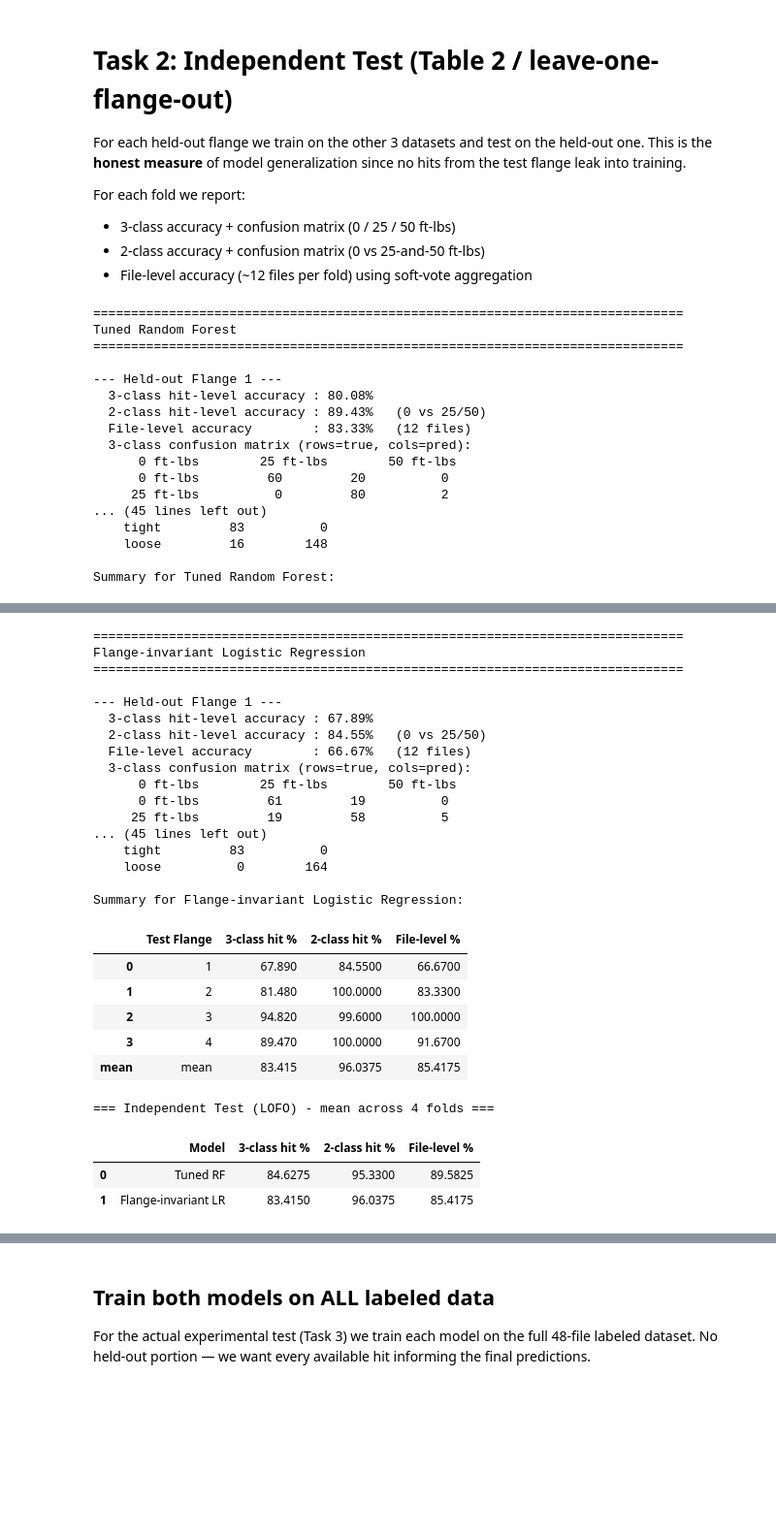
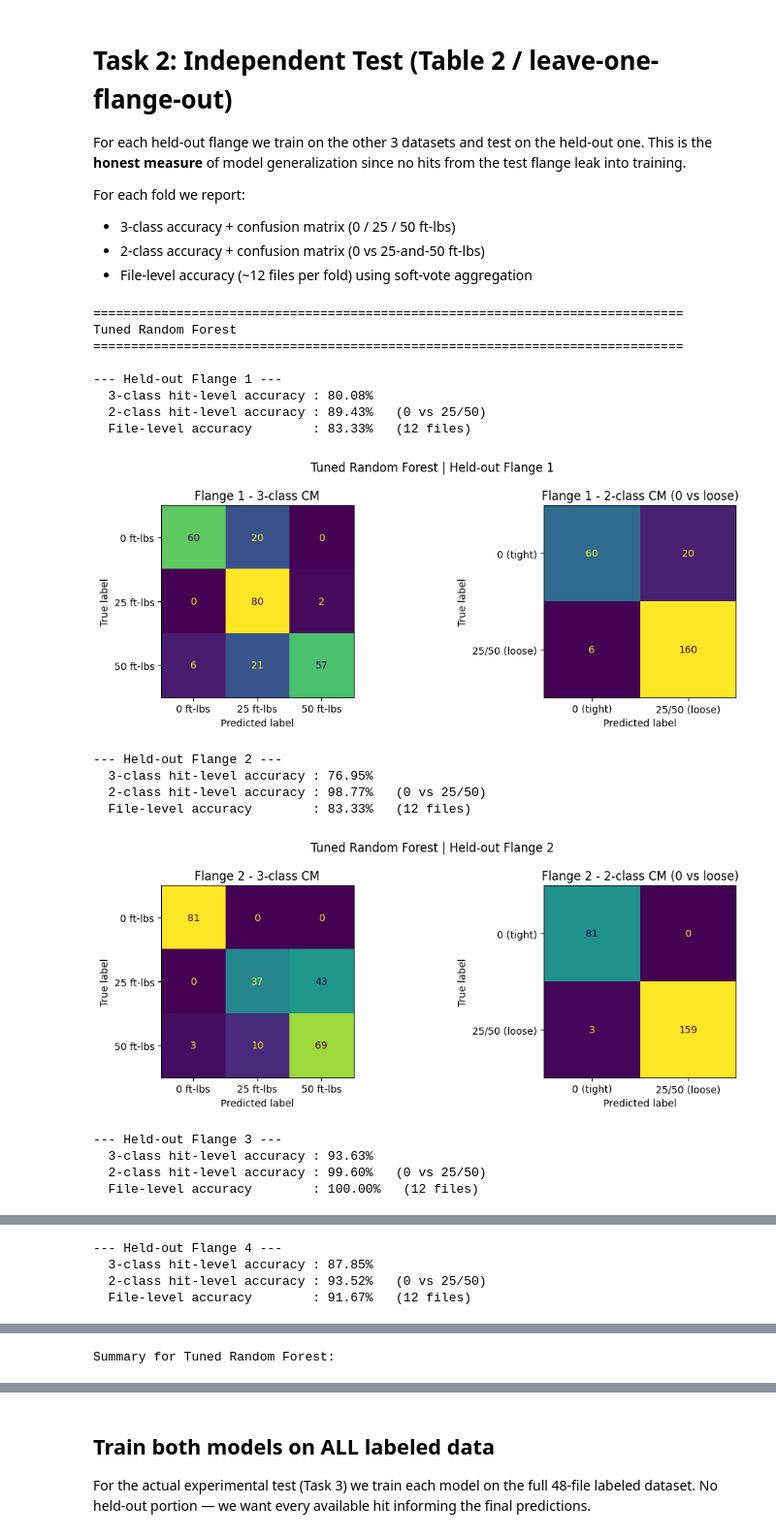
Before and after one commit to MedAmineAlouani/FinalProjectML, a Jupyter notebook: Final_Project_ML_Second_Attempt.ipynb, the cells around one changed output, grey strips where cells are left out. Shown at 97% size. Saved outputs shown, nothing was run; the diff lists cells and outputs as text; code cells hidden in the pictures; blank space fills up the shorter version.

```diff
--- a/Final_Project_ML_Second_Attempt.ipynb
+++ b/Final_Project_ML_Second_Attempt.ipynb
@@ -1023,21 +1023,28 @@ def lofo_3class_2class_eval(model_factory, name, use_centering_and_select=False)
         true_file_arr = file_truth(files_te, yte).loc[files_pred].values
         acc_file = accuracy_score(true_file_arr, pred_file)
 
-        cm_3 = confusion_matrix(yte, yp,           labels=classes_ref)
-        cm_2 = confusion_matrix(loose_binarize(yte), loose_binarize(yp), labels=[0, 1])
-
         print(f"\n--- Held-out Flange {test_flange} ---")
         print(f"  3-class hit-level accuracy : {acc_3 * 100:5.2f}%")
         print(f"  2-class hit-level accuracy : {acc_2 * 100:5.2f}%   (0 vs 25/50)")
         print(f"  File-level accuracy        : {acc_file * 100:5.2f}%   ({len(true_file_arr)} files)")
-        print("  3-class confusion matrix (rows=true, cols=pred):")
-        print("    " + "       ".join(f"{c:>3} ft-lbs" for c in classes_ref))
-        for r, true_c in enumerate(classes_ref):
-            print(f"    {true_c:>3} ft-lbs " + " ".join(f"{cm_3[r, c]:>10d}" for c in range(3)))
-        print("  2-class confusion matrix:")
-        print(f"    {'tight':>15} {'loose':>10}")
-        print(f"    tight {cm_2[0, 0]:>10d} {cm_2[0, 1]:>10d}")
-        print(f"    loose {cm_2[1, 0]:>10d} {cm_2[1, 1]:>10d}")
+
+        # Plot 3-class and 2-class confusion matrices side by side
+        fig, axes = plt.subplots(1, 2, figsize=(11, 4))
+        ConfusionMatrixDisplay.from_predictions(
+            yte, yp,
+            display_labels=["0 ft-lbs", "25 ft-lbs", "50 ft-lbs"],
+            ax=axes[0], colorbar=False,
+        )
+        axes[0].set_title(f"Flange {test_flange} - 3-class CM")
+        ConfusionMatrixDisplay.from_predictions(
+            loose_binarize(yte), loose_binarize(yp),
+            display_labels=["0 (tight)", "25/50 (loose)"],
+            ax=axes[1], colorbar=False,
+        )
+        axes[1].set_title(f"Flange {test_flange} - 2-class CM (0 vs loose)")
+        plt.suptitle(f"{name} | Held-out Flange {test_flange}")
+        plt.tight_layout()
+        plt.show()
 
         rows.append({"Test Flange": test_flange,
                      "3-class hit %": round(acc_3 * 100, 2),
@@ -1056,39 +1063,40 @@ def lofo_3class_2class_eval(model_factory, name, use_centering_and_select=False)
 
 rf_summary = lofo_3class_2class_eval(make_rf_tuned,
                                        "Tuned Random Forest",
                                        use_centering_and_select=False)
 lr_summary = lofo_3class_2class_eval(make_lr_champion,
                                        "Flange-invariant Logistic Regression",
                                        use_centering_and_select=True)
 
 
 # Combined comparison
 combined = pd.DataFrame({
     "Model":         ["Tuned RF", "Flange-invariant LR"],
     "3-class hit %": [rf_summary.loc["mean", "3-class hit %"],
                        lr_summary.loc["mean", "3-class hit %"]],
     "2-class hit %": [rf_summary.loc["mean", "2-class hit %"],
                        lr_summary.loc["mean", "2-class hit %"]],
     "File-level %":  [rf_summary.loc["mean", "File-level %"],
                        lr_summary.loc["mean", "File-level %"]],
 })
 print("\n=== Independent Test (LOFO) - mean across 4 folds ===")
 display(combined)
 # %% [output]
 ==============================================================================
 Tuned Random Forest
 ==============================================================================
 
 --- Held-out Flange 1 ---
   3-class hit-level accuracy : 80.08%
   2-class hit-level accuracy : 89.43%   (0 vs 25/50)
   File-level accuracy        : 83.33%   (12 files)
-  3-class confusion matrix (rows=true, cols=pred):
-      0 ft-lbs        25 ft-lbs        50 ft-lbs
-      0 ft-lbs         60         20          0
-     25 ft-lbs          0         80          2
-... (45 lines left out)
-    tight         83          0
-    loose         16        148
-
-Summary for Tuned Random Forest:
+[figure, added]
+--- Held-out Flange 2 ---
+  3-class hit-level accuracy : 76.95%
+  2-class hit-level accuracy : 98.77%   (0 vs 25/50)
+  File-level accuracy        : 83.33%   (12 files)
+[figure, added]
+--- Held-out Flange 3 ---
+  3-class hit-level accuracy : 93.63%
+  2-class hit-level accuracy : 99.60%   (0 vs 25/50)
+  File-level accuracy        : 100.00%   (12 files)
@@ -1094,0 +1104,4 @@ Summary for Tuned Random Forest:
+--- Held-out Flange 4 ---
+  3-class hit-level accuracy : 87.85%
+  2-class hit-level accuracy : 93.52%   (0 vs 25/50)
+  File-level accuracy        : 91.67%   (12 files)
@@ -1095,33 +1109,7 @@ Summary for Tuned Random Forest:
+Summary for Tuned Random Forest:
 |  | Test Flange | 3-class hit % | 2-class hit % | File-level % |
 | 0 | 1 | 80.0800 | 89.43 | 83.3300 |
 | 1 | 2 | 76.9500 | 98.77 | 83.3300 |
 | 2 | 3 | 93.6300 | 99.60 | 100.0000 |
 | 3 | 4 | 87.8500 | 93.52 | 91.6700 |
 | mean | mean | 84.6275 | 95.33 | 89.5825 |
-==============================================================================
-Flange-invariant Logistic Regression
-==============================================================================
-
---- Held-out Flange 1 ---
-  3-class hit-level accuracy : 67.89%
-  2-class hit-level accuracy : 84.55%   (0 vs 25/50)
-  File-level accuracy        : 66.67%   (12 files)
-  3-class confusion matrix (rows=true, cols=pred):
-      0 ft-lbs        25 ft-lbs        50 ft-lbs
-      0 ft-lbs         61         19          0
-     25 ft-lbs         19         58          5
-... (45 lines left out)
-    tight         83          0
-    loose          0        164
-
-Summary for Flange-invariant Logistic Regression:
-|  | Test Flange | 3-class hit % | 2-class hit % | File-level % |
-| 0 | 1 | 67.890 | 84.5500 | 66.6700 |
-| 1 | 2 | 81.480 | 100.0000 | 83.3300 |
-| 2 | 3 | 94.820 | 99.6000 | 100.0000 |
-| 3 | 4 | 89.470 | 100.0000 | 91.6700 |
-| mean | mean | 83.415 | 96.0375 | 85.4175 |
-=== Independent Test (LOFO) - mean across 4 folds ===
-|  | Model | 3-class hit % | 2-class hit % | File-level % |
-| 0 | Tuned RF | 84.6275 | 95.3300 | 89.5825 |
-| 1 | Flange-invariant LR | 83.4150 | 96.0375 | 85.4175 |
```
Also changed, not shown: parts of 1 cell of this notebook.
